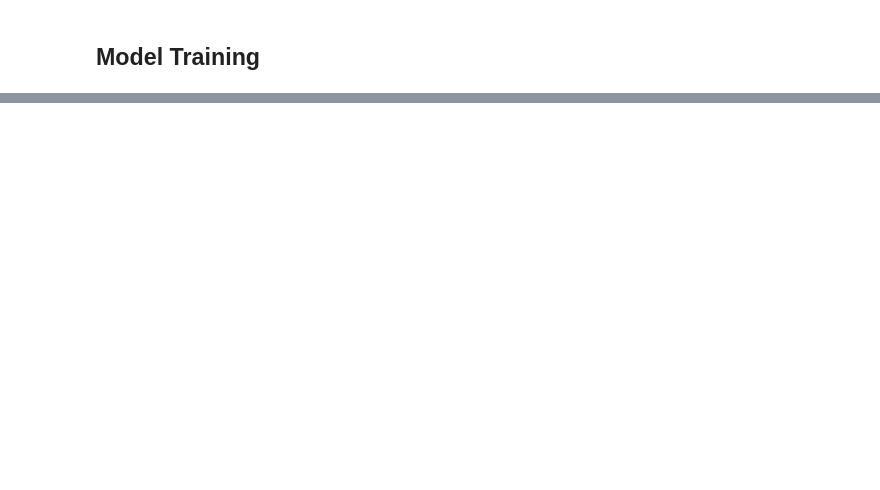
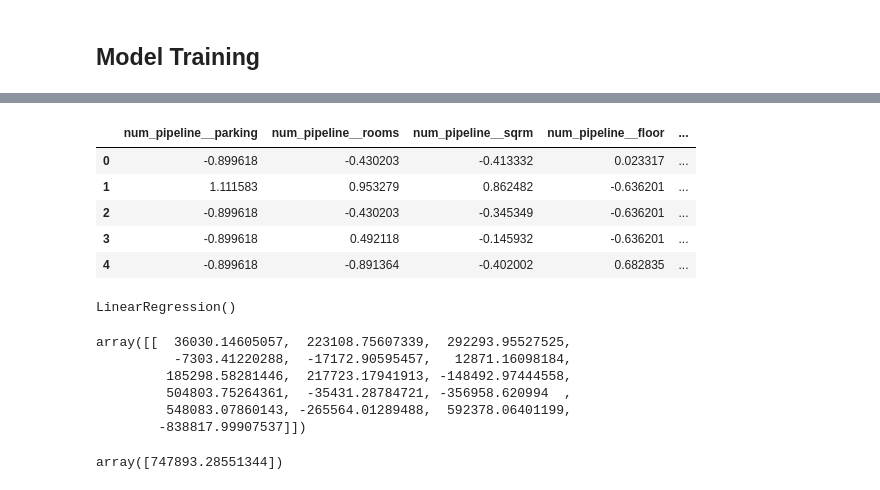
Before and after one commit to a-hersa/real-estate-price-prediction, a Jupyter notebook: notebooks/Model training.ipynb, the cells around one changed output, grey strips where cells are left out. Drawn from its saved outputs; the diff is of its cells as text; code cells hidden in the pictures; blank space fills up the shorter version.

Commit message:
model training notebook added

```diff
--- a/notebooks/Model training.ipynb
+++ b/notebooks/Model training.ipynb
@@ -80,16 +133,13 @@ from sklearn.compose import ColumnTransformer
 ## Numerical pipline that handles missing values and scaling
 num_pipeline = Pipeline(
     steps=[
-    ('imputer', SimpleImputer(strategy='median')),
     ('scaler', StandardScaler())
     ]
 )
 
-# Categorical Pipeline
-
+# Categorical Pipeline. We don't scale if we are going to One Hot Encode
 cat_pipeline = Pipeline(
     steps=[
-        ('imputer', SimpleImputer(strategy='most_frequent')),
-        ('onehotencoder', OneHotEncoder())
+        ('onehotencoder', OneHotEncoder(handle_unknown='ignore'))
     ]
 )
@@ -97,0 +146,21 @@ cat_pipeline = Pipeline(
+# %%
+preprocessor = ColumnTransformer([
+    ('num_pipeline', num_pipeline, numerical_cols_venta),
+    ('cat_pipeline', cat_pipeline, categorical_cols_venta)
+])
+# %%
+# Train test split
+from sklearn.model_selection import train_test_split
+X_train, X_test, y_train, y_test = train_test_split(X_venta, Y_venta, test_size=0.30, random_state=42)
+# %%
+X_train = pd.DataFrame(preprocessor.fit_transform(X_train), columns=preprocessor.get_feature_names_out())
+X_test = pd.DataFrame(preprocessor.transform(X_test), columns=preprocessor.get_feature_names_out())
+# %%
+X_train.head()
+# %% [output]
+|  | num_pipeline__parking | num_pipeline__rooms | num_pipeline__sqrm | num_pipeline__floor | ... |
+| 0 | -0.899618 | -0.430203 | -0.413332 | 0.023317 | ... |
+| 1 | 1.111583 | 0.953279 | 0.862482 | -0.636201 | ... |
+| 2 | -0.899618 | -0.430203 | -0.345349 | -0.636201 | ... |
+| 3 | -0.899618 | 0.492118 | -0.145932 | -0.636201 | ... |
+| 4 | -0.899618 | -0.891364 | -0.402002 | 0.682835 | ... |
@@ -97,0 +176,18 @@ cat_pipeline = Pipeline(
+# %%
+regression=LinearRegression()
+regression.fit(X_train, y_train)
+# %% [output]
+LinearRegression()
+# %%
+regression.coef_
+# %% [output]
+array([[  36030.14605057,  223108.75607339,  292293.95527525,
+          -7303.41220288,  -17172.90595457,   12871.16098184,
+         185298.58281446,  217723.17941913, -148492.97444558,
+         504803.75264361,  -35431.28784721, -356958.620994  ,
+         548083.07860143, -265564.01289488,  592378.06401199,
+        -838817.99907537]])
+# %%
+regression.intercept_
+# %% [output]
+array([747893.28551344])
```
Also changed, not shown: parts of 28 cells of this notebook, 6 other files.
